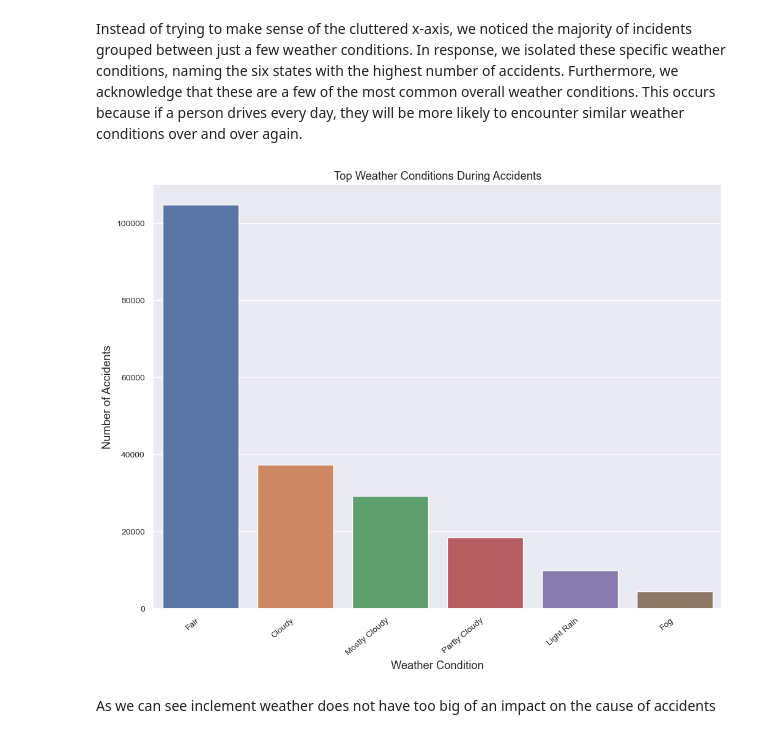
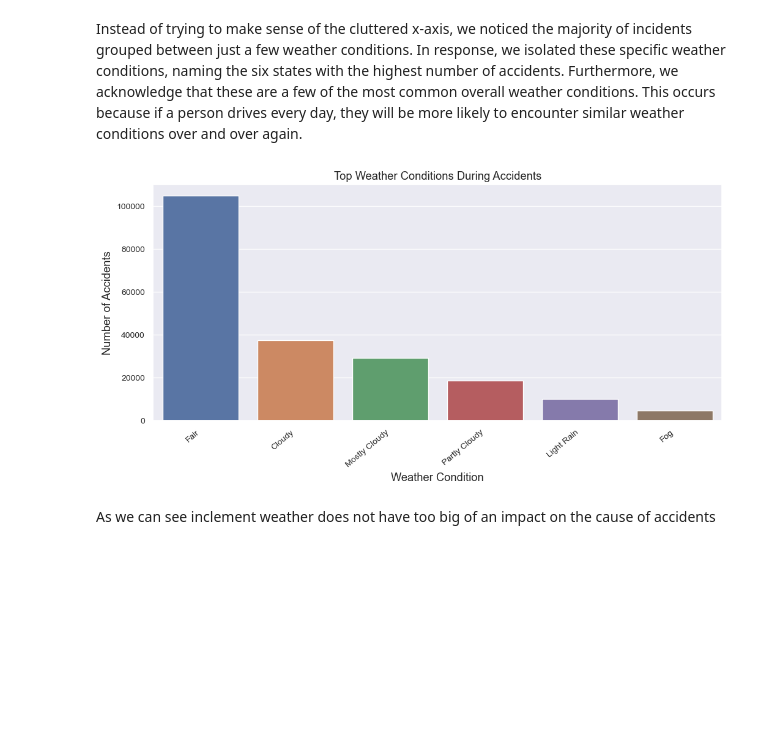
Before and after one commit to Anubis-vc/Anubis-vc.github.io, a Jupyter notebook: FinalProject.ipynb, the cells around one changed output. Drawn from its saved outputs; the diff is of its cells as text; code cells hidden in the pictures; blank space fills up the shorter version.

```diff
--- a/FinalProject.ipynb
+++ b/FinalProject.ipynb
@@ -279,22 +279,22 @@ Instead of trying to make sense of the cluttered x-axis, we noticed the majority
 # %%
 count = {}
 for x in range(219585):
     count[df.iat[x,12]] = count.get(df.iat[x,12],0)+1
 # Copied directly from count variable, showing largest categories
 updatedCount = {"Cloudy":37293, "Fair":104828, "Partly Cloudy":18402,
                 "Fog":4321, "Light Rain":9825, "Mostly Cloudy":29139}
 
 topsix = pd.DataFrame(list(updatedCount.items()), columns=['Weather', 'Count'])
 topsix = topsix.sort_values('Count', ascending=False)
 
-plt.figure(figsize=(12,9))
+plt.figure(figsize=(12,5))
 six_bar = sns.barplot(x= 'Weather', y= 'Count', data= topsix)
 six_bar.set_xticklabels(six_bar.get_xticklabels(), rotation=40, ha="right")
 six_bar.set_title("Top Weather Conditions During Accidents")
 six_bar.set(xlabel= 'Weather Condition', ylabel= "Number of Accidents")
 six_bar.tick_params(axis='both', which='major', labelsize=10)
 # %% [output]
-[figure, old version]
+[figure, new version]
 # %% [markdown]
 As we can see inclement weather does not have too big of an impact on the cause of accidents
 # %% [markdown]
```
Also changed, not shown: parts of 3 cells of this notebook.
